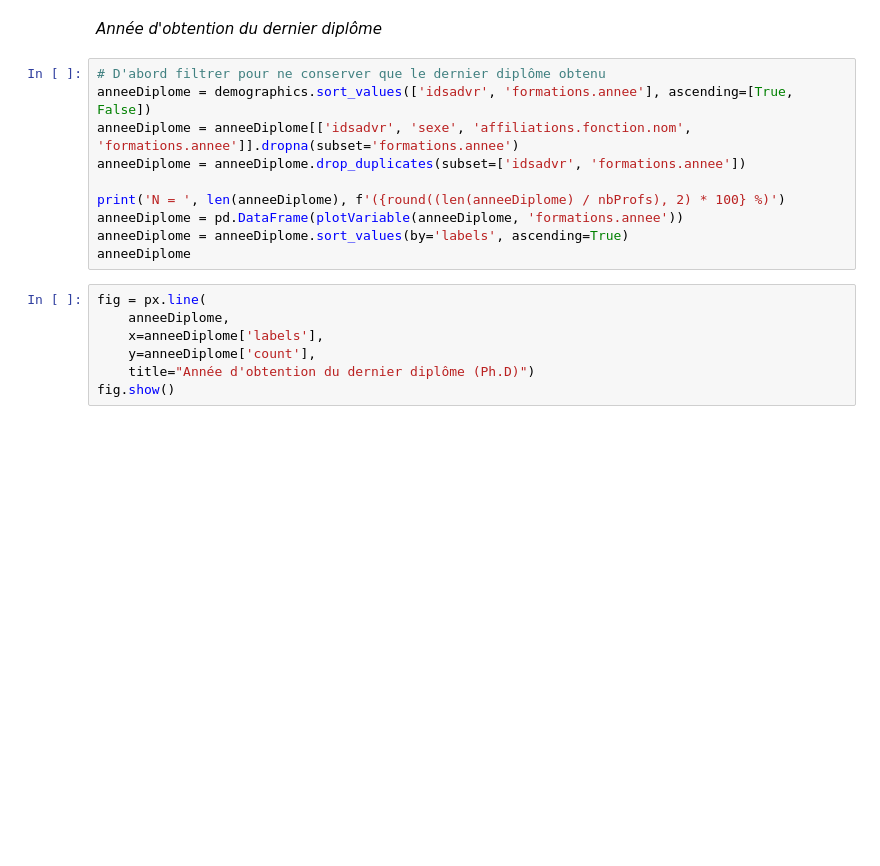
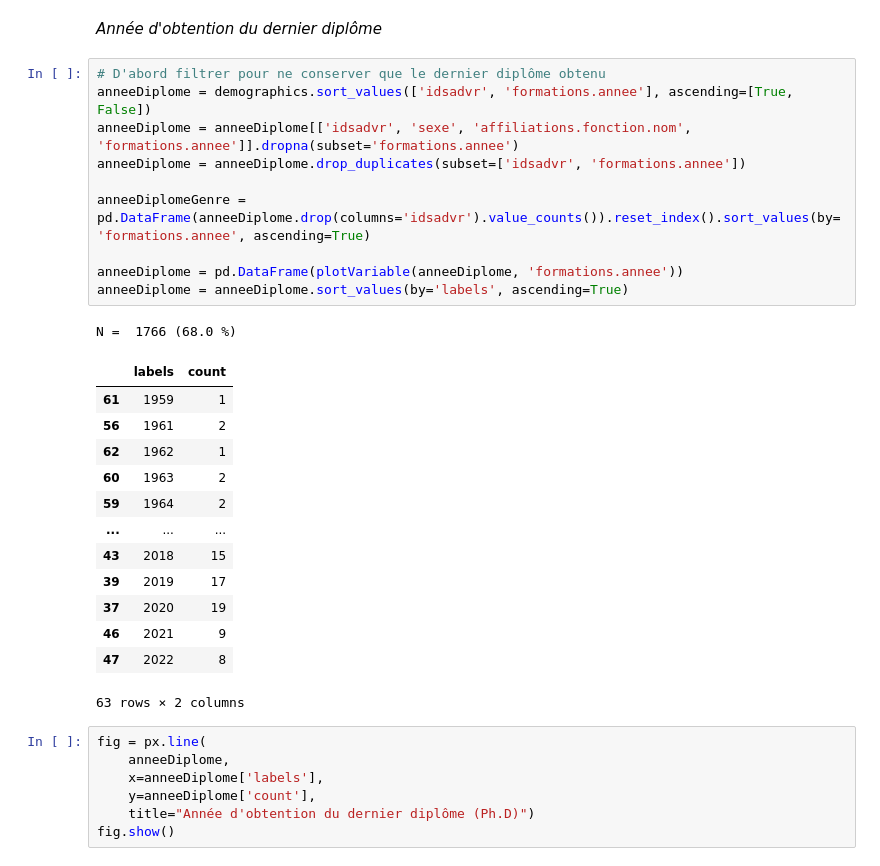
Before and after one commit to sadvr/sadvr-dashboard, a Jupyter notebook: API_SADVR_dashboard.ipynb, the cells around one changed output. Saved outputs shown, nothing was run; the diff lists cells and outputs as text; blank space fills up the shorter version.

```diff
--- a/API_SADVR_dashboard.ipynb
+++ b/API_SADVR_dashboard.ipynb
@@ -281,13 +309,28 @@ px.pie(
 # %%
 # D'abord filtrer pour ne conserver que le dernier diplôme obtenu
 anneeDiplome = demographics.sort_values(['idsadvr', 'formations.annee'], ascending=[True, False])
 anneeDiplome = anneeDiplome[['idsadvr', 'sexe', 'affiliations.fonction.nom', 'formations.annee']].dropna(subset='formations.annee')
 anneeDiplome = anneeDiplome.drop_duplicates(subset=['idsadvr', 'formations.annee'])
 
-print('N = ', len(anneeDiplome), f'({round((len(anneeDiplome) / nbProfs), 2) * 100} %)')
+anneeDiplomeGenre =  pd.DataFrame(anneeDiplome.drop(columns='idsadvr').value_counts()).reset_index().sort_values(by='formations.annee', ascending=True)
+
 anneeDiplome = pd.DataFrame(plotVariable(anneeDiplome, 'formations.annee'))
 anneeDiplome = anneeDiplome.sort_values(by='labels', ascending=True)
-anneeDiplome
+# %% [output]
+N =  1766 (68.0 %)
+|  | labels | count |
+| 61 | 1959 | 1 |
+| 56 | 1961 | 2 |
+| 62 | 1962 | 1 |
+| 60 | 1963 | 2 |
+| 59 | 1964 | 2 |
+| ... | ... | ... |
+| 43 | 2018 | 15 |
+| 39 | 2019 | 17 |
+| 37 | 2020 | 19 |
+| 46 | 2021 | 9 |
+| 47 | 2022 | 8 |
+63 rows × 2 columns
 # %%
 fig = px.line(
     anneeDiplome,
```
Also changed, not shown: parts of 11 cells of this notebook, 1 other file.
